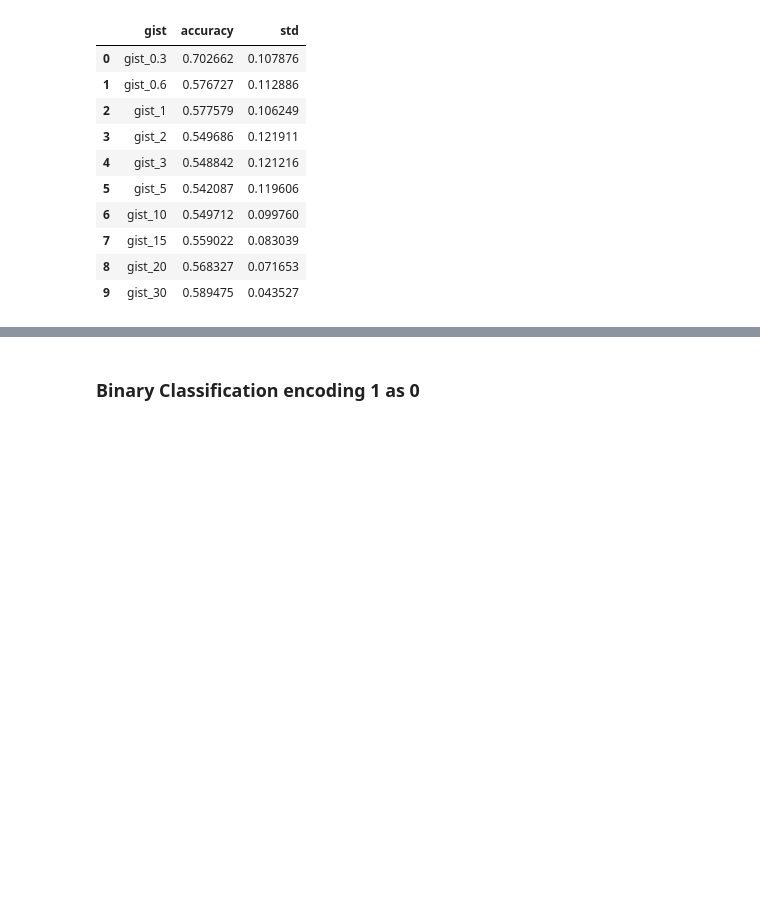
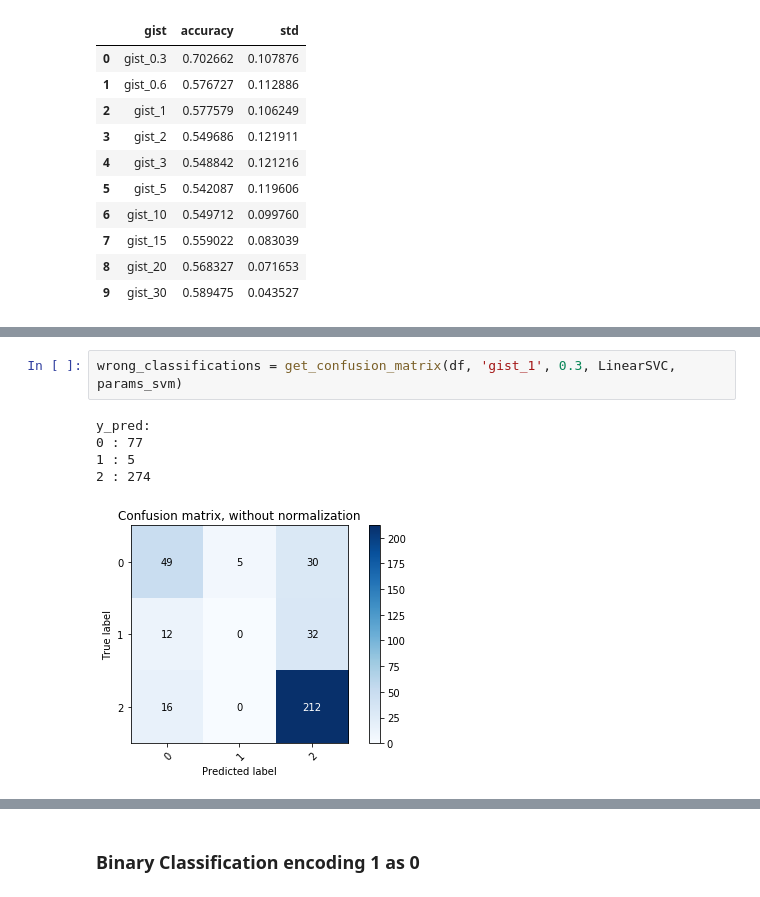
Before and after one commit to peterweber85/MasterThesis, a Jupyter notebook: Notebooks/Classification_usgs_ER.ipynb, the cells around one changed output, grey strips where cells are left out. Drawn from its saved outputs; the diff is of its cells as text; blank space fills up the shorter version.

```diff
--- a/Notebooks/Classification_usgs_ER.ipynb
+++ b/Notebooks/Classification_usgs_ER.ipynb
@@ -328,4 +330,12 @@ y_pred:
 [figure]
+# %%
+wrong_classifications = get_confusion_matrix(df, 'gist_1', 0.3, LinearSVC, params_svm)
+# %% [output]
+y_pred:
+0 : 77
+1 : 5
+2 : 274
+[figure, added]
 # %%
 show_classification_errors(wrong_classifications)
 # %% [output]
```
Also changed, not shown: parts of 9 cells of this notebook.
